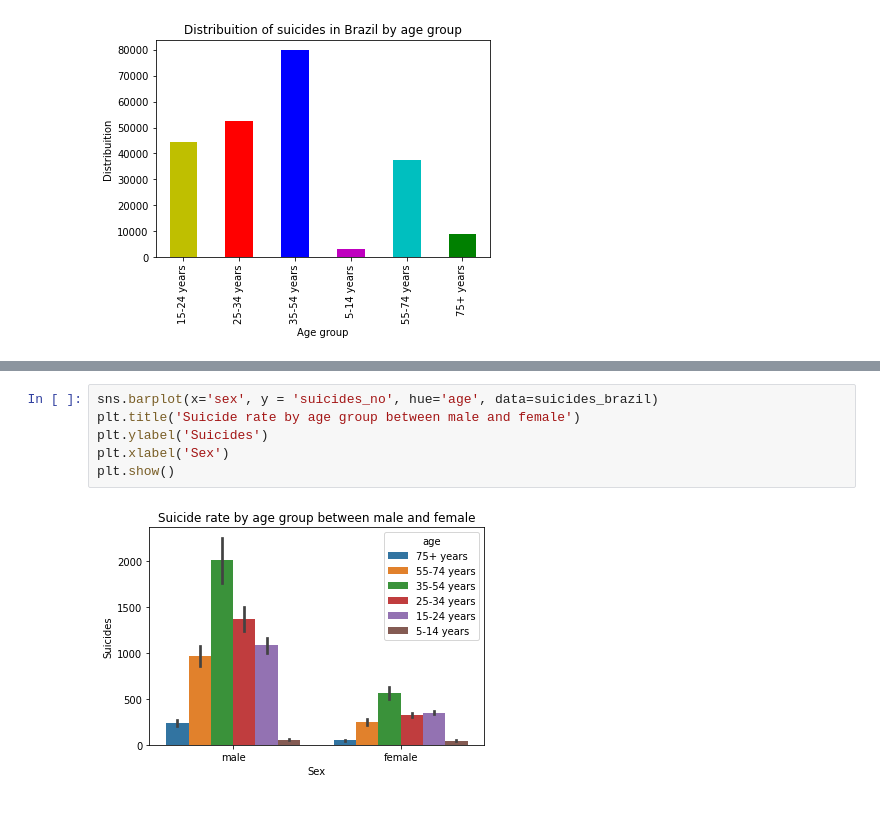
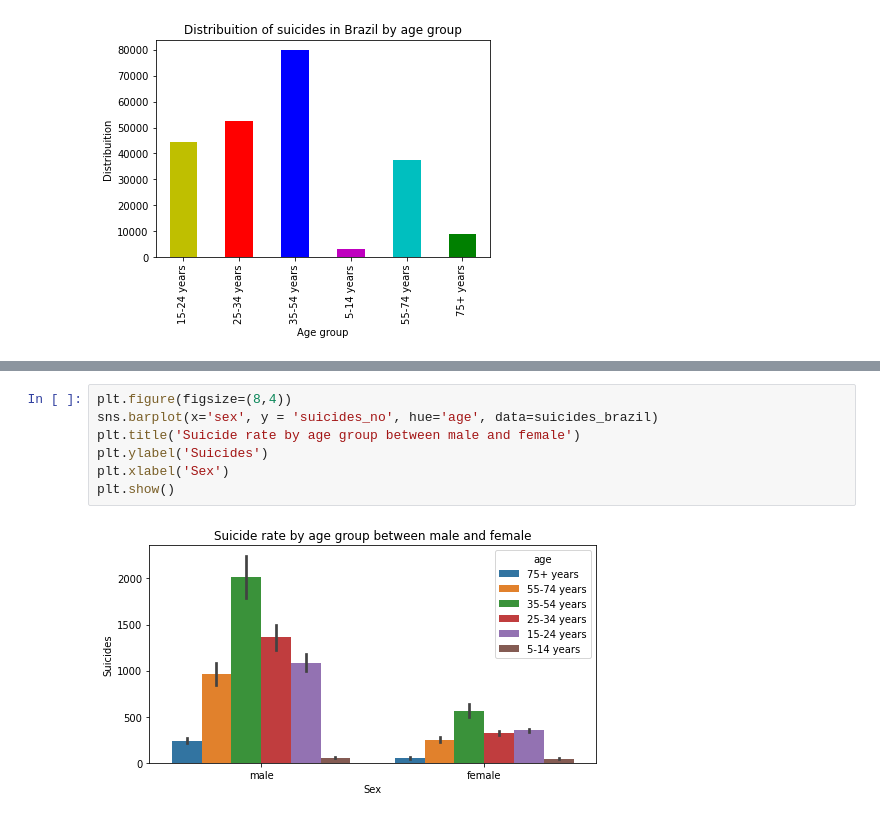
Before and after one commit to in-seixas/Peptides_research, a Jupyter notebook: Projeto_Suicídio_no_Brasil.ipynb, the cells around one changed output, grey strips where cells are left out. Saved outputs shown, nothing was run; the diff lists cells and outputs as text.

```diff
--- a/Projeto_Suicídio_no_Brasil.ipynb
+++ b/Projeto_Suicídio_no_Brasil.ipynb
@@ -134,8 +154,9 @@ plt.show();
 # %%
+plt.figure(figsize=(8,4))
 sns.barplot(x='sex', y = 'suicides_no', hue='age', data=suicides_brazil)
 plt.title('Suicide rate by age group between male and female')
 plt.ylabel('Suicides')
 plt.xlabel('Sex')
 plt.show()
 # %% [output]
-[figure, old version]
+[figure, new version]
```
Also changed, not shown: parts of 15 cells of this notebook.
